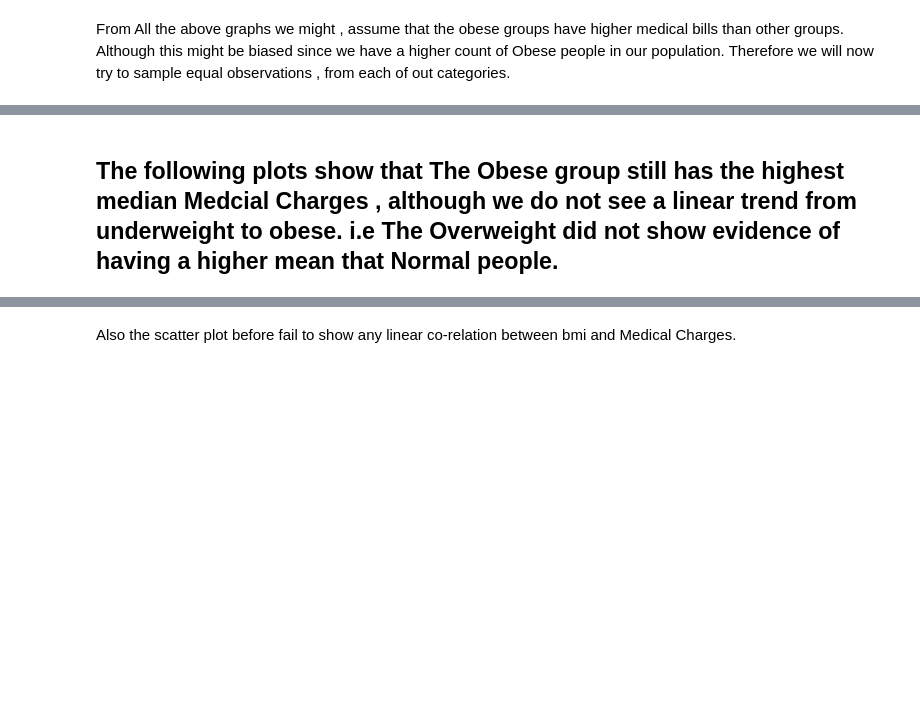
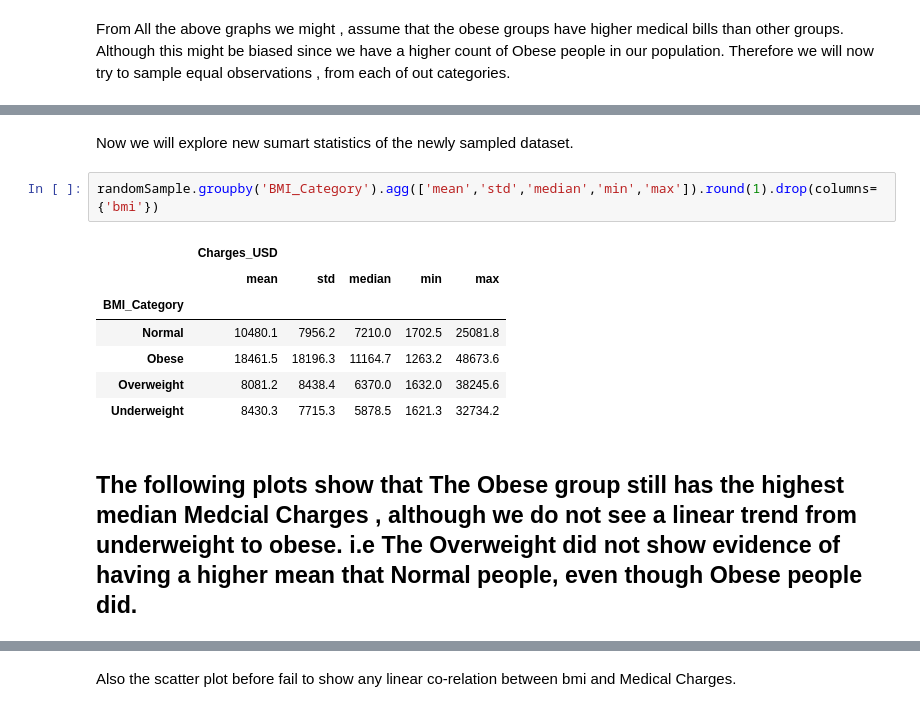
Before and after one commit to data301-2021-summer2/group29-project, a Jupyter notebook: analysis/Prabhmeet Deol/DataAnalysis.ipynb, the cells around one changed output, grey strips where cells are left out. Cells and saved outputs as stored; diff of their text form; blank space fills up the shorter version.

```diff
--- a/analysis/Prabhmeet Deol/DataAnalysis.ipynb
+++ b/analysis/Prabhmeet Deol/DataAnalysis.ipynb
@@ -198,5 +256,17 @@ randomSample.groupby('BMI_Category')['Charges_USD'].agg(['mean','std','min', 'me
+# %% [markdown]
+Now we will explore new sumart statistics of the newly sampled dataset.
+# %%
+randomSample.groupby('BMI_Category').agg(['mean','std','median','min','max']).round(1).drop(columns={'bmi'})
+# %% [output]
+|  | Charges_USD |  |  |  |  |
+|  | mean | std | median | min | max |
+| BMI_Category |  |  |  |  |  |
+| Normal | 10480.1 | 7956.2 | 7210.0 | 1702.5 | 25081.8 |
+| Obese | 18461.5 | 18196.3 | 11164.7 | 1263.2 | 48673.6 |
+| Overweight | 8081.2 | 8438.4 | 6370.0 | 1632.0 | 38245.6 |
+| Underweight | 8430.3 | 7715.3 | 5878.5 | 1621.3 | 32734.2 |
 # %% [markdown]
-## The following plots show that The Obese group still has the highest median Medcial Charges , although we do not see a linear trend from underweight to obese. i.e The Overweight did not show evidence of having a higher mean that Normal people.
+## The following plots show that The Obese group still has the highest median Medcial Charges , although we do not see a linear trend from underweight to obese. i.e The Overweight did not show evidence of having a higher mean that Normal people, even though Obese people did.
 # %%
 fig, ax =plt.subplots(2,2,figsize=(15,10))
 
```
Also changed, not shown: parts of 27 cells of this notebook, 5 other files.
